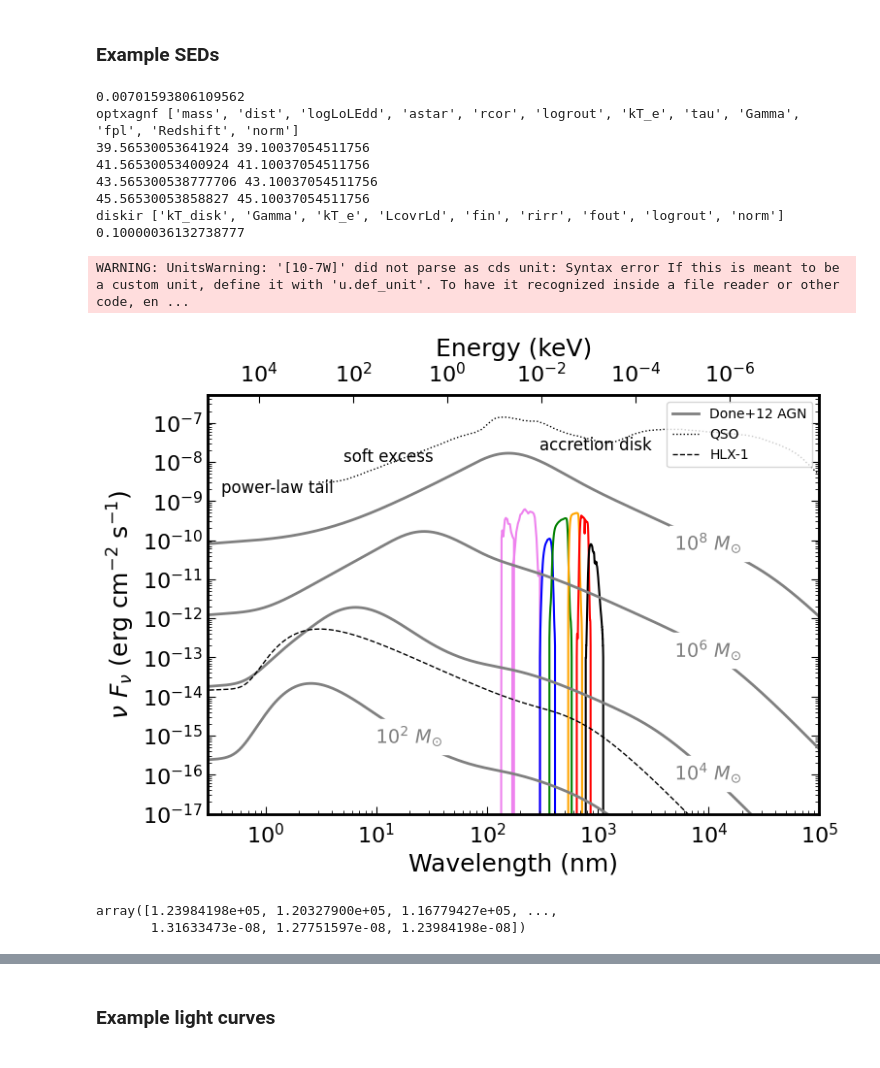
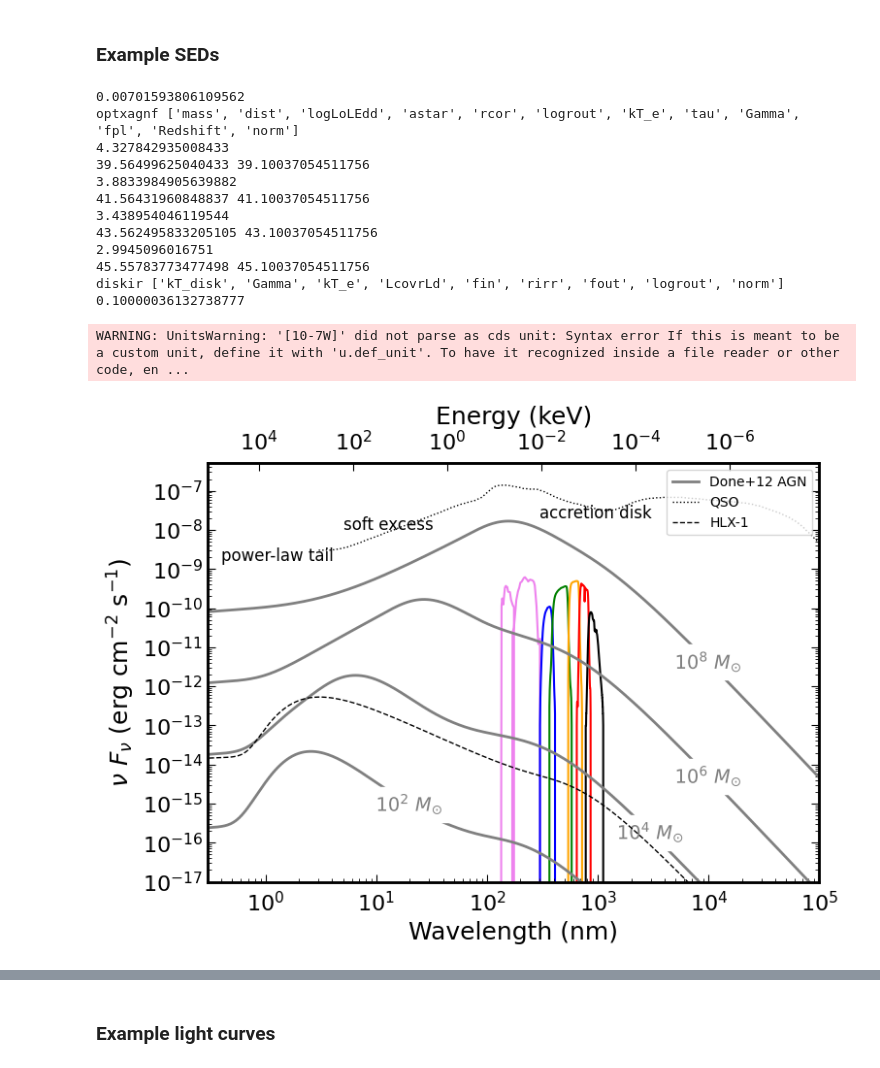
Before and after one commit to burke86/imbh_forecast, a Jupyter notebook: forecast.ipynb, the cells around one changed output, grey strips where cells are left out. Cells and saved outputs as stored; diff of their text form; code cells hidden in the pictures.

```diff
--- a/forecast.ipynb
+++ b/forecast.ipynb
@@ -1982,7 +1982,7 @@ lambda_Edd = 0.1
 
 # Parameters
 model_pars = {'bh_mass':1e8,'dist_c':d_c.to(u.Mpc).value,'lambda_edd':np.log10(lambda_Edd),'spin':0,'r_cor':100,
-        'log_r_out':-1,'kT_e':0.23,'tau':11,'gamma':2.2,'f_pl':0.05,'z':z,'norm':1}
+        'log_r_out':4,'kT_e':0.23,'tau':11,'gamma':2.2,'f_pl':0.05,'z':z,'norm':1}
 bh_masses = [1e2, 1e4, 1e6, 1e8]*u.Msun
 
 # Set energy range
@@ -2030,7 +2030,7 @@ for i, M_BH_i in enumerate(bh_masses):
 
 
 labelLines(lines, zorder=2.5, fontsize=14, align=False,
-           backgroundcolor='white', xvals=[2e1,1e4,1e4,1e4]*len(lines)) #, drop_label=True)
+           backgroundcolor='white', xvals=[2e1,3e3,1e4,1e4]*len(lines)) #, drop_label=True)
 
 ys = 2
 ax.text(3e2, 1e-8*ys, 'accretion disk', fontsize=12)
@@ -2038,12 +2038,12 @@ ax.text(5e0, 5e-9*ys, 'soft excess', fontsize=12)
 ax.text(4e-1, 8e-10*ys, 'power-law tail', fontsize=12)
 
 
-# Irradiated-disk model (https://heasarc.gsfc.nasa.gov/xanadu/xspec/manual/node163.html)
+# Irradiated-disk model (https://heasarc.gsfc.nasa.gov/xanadu/xspec/manual/node164.html)
 # Parameters
 #z = z_at_value(cosmo.comoving_distance, 95*u.Mpc)
 #d_L = cosmo.luminosity_distance(z)
 
-model_pars = {'kT_disk':0.17,'Gamma':2.1,'kT_e':0.07,'Lc/Ld':0.07,'fin':0.0,
+model_pars = {'kT_disk':0.17,'Gamma':2.1,'kT_e':100,'Lc/Ld':0.07,'fin':0.0,
         'rirr':1.0001,'fout':0.0013,'logrout': 3.7, 'norm':50}
 #M_BH_HLX1 = 1e2*u.Msun
 
@@ -2122,43 +2122,42 @@ for ax in [ax, ax_top]:
     ax.tick_params(axis='both', which='both', direction='in', labelsize=16)
     ax.tick_params(axis='both', which='major', length=6)
     ax.tick_params(axis='both', which='minor', length=3)
     ax.yaxis.set_ticks_position('both')
     ax.tick_params(axis='x', which='major', pad=7)
 
 ax.legend(handles=[line_AGN, line_QSO, line_HLX1], fontsize=10, loc='upper right')
 
 
 # Why doesn't this seem to work?
 locmaj = matplotlib.ticker.LogLocator(base=10,numticks=12)
 ax_top.xaxis.set_major_locator(locmaj)
 locmin = matplotlib.ticker.LogLocator(base=10.0,subs=(0.1,0.2,0.3,0.4,0.5,0.6,0.7,0.8,0.9),numticks=12)
 ax_top.xaxis.set_minor_locator(locmin)
 ax_top.xaxis.set_minor_formatter(matplotlib.ticker.NullFormatter())
 
 locmaj = matplotlib.ticker.LogLocator(base=10,numticks=12)
 ax.yaxis.set_major_locator(locmaj)
 locmin = matplotlib.ticker.LogLocator(base=10.0,subs=(0.1,0.2,0.3,0.4,0.5,0.6,0.7,0.8,0.9),numticks=12)
 ax.yaxis.set_minor_locator(locmin)
 ax.yaxis.set_minor_formatter(matplotlib.ticker.NullFormatter())
 
 fig.tight_layout()
 fig.savefig('sed.pdf', dpi=300)
 # %% [output]
 0.00701593806109562
 optxagnf ['mass', 'dist', 'logLoLEdd', 'astar', 'rcor', 'logrout', 'kT_e', 'tau', 'Gamma', 'fpl', 'Redshift', 'norm']
-39.56530053641924 39.10037054511756
-41.56530053400924 41.10037054511756
-43.565300538777706 43.10037054511756
-45.56530053858827 45.10037054511756
+4.327842935008433
+39.56499625040433 39.10037054511756
+3.8833984905639882
+41.56431960848837 41.10037054511756
+3.438954046119544
+43.562495833205105 43.10037054511756
+2.9945096016751
+45.55783773477498 45.10037054511756
 diskir ['kT_disk', 'Gamma', 'kT_e', 'LcovrLd', 'fin', 'rirr', 'fout', 'logrout', 'norm']
 0.10000036132738777
 WARNING: UnitsWarning: '[10-7W]' did not parse as cds unit: Syntax error If this is meant to be a custom unit, define it with 'u.def_unit'. To have it recognized inside a file reader or other code, en ...
-[figure, old version]
+[figure, new version]
-# %%
-energies.value
-# %% [output]
-array([1.23984198e+05, 1.20327900e+05, 1.16779427e+05, ...,
-       1.31633473e-08, 1.27751597e-08, 1.23984198e-08])
 # %%
 import matplotlib
 
```
Also changed, not shown: parts of 12 cells of this notebook, 4 other files.
